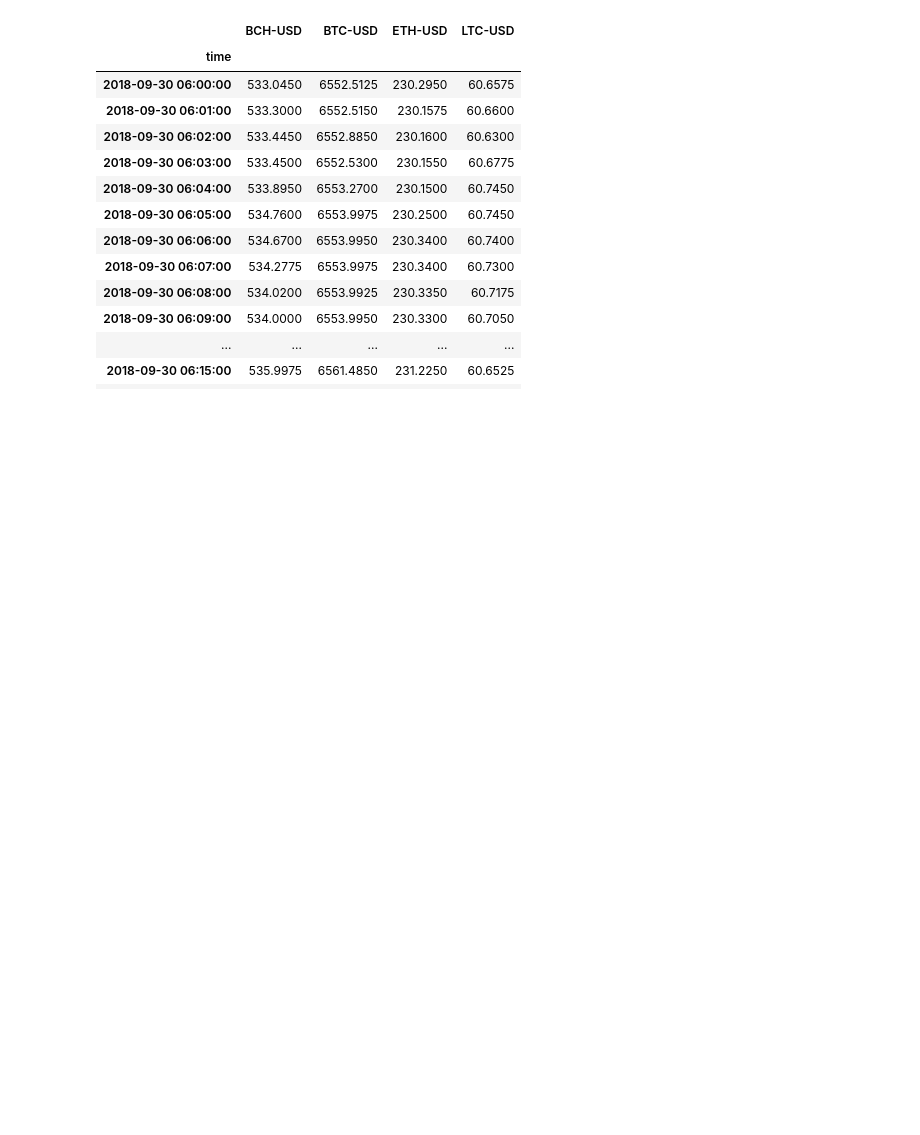
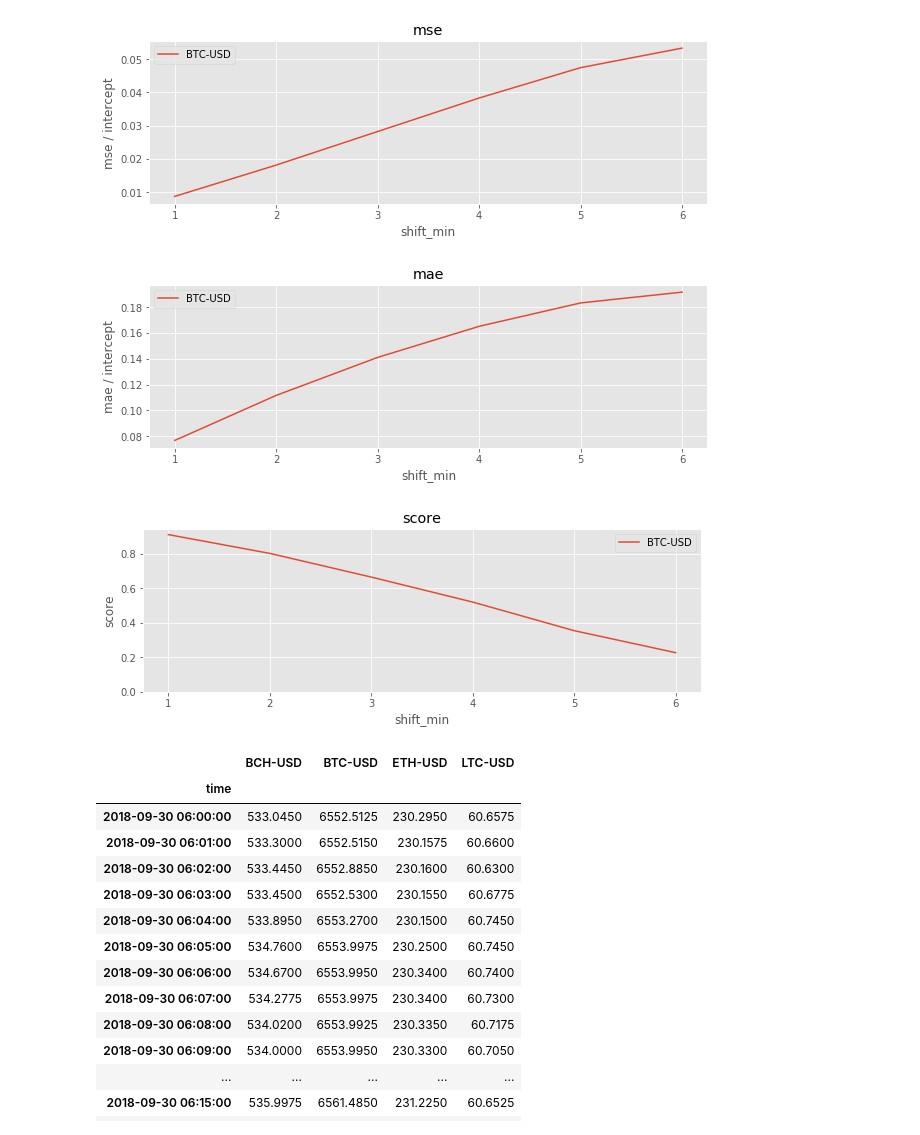
Before and after one commit to cchencool/crypto_currency_prediction, a Jupyter notebook: model/model_linear_reg.ipynb, the cells around one changed output. Drawn from its saved outputs; the diff is of its cells as text; code cells hidden in the pictures; blank space fills up the shorter version.

```diff
--- a/model/model_linear_reg.ipynb
+++ b/model/model_linear_reg.ipynb
@@ -186,25 +168,29 @@ Intercept:  1.3700191009542453
 # %%
 # plot
 model_pd_mse = pd.DataFrame(models_mse)
 model_pd_mae = pd.DataFrame(models_mae)
 model_pd_score = pd.DataFrame(models_score)
 
 x = [x+1 for x in range(len(model_pd_mse))]
 model_pd_mse = model_pd_mse.reindex(x)
 model_pd_mae = model_pd_mae.reindex(x)
 model_pd_score = model_pd_score.reindex(x)
 
-ax_mse = model_pd_mse.plot(figsize=(10, 5), title='mse')#, logy=True)
+ax_mse = model_pd_mse.plot(figsize=(10, 3), title='mse')#, logy=True)
 ax_mse.xaxis.label.set_text('shift_min')
 ax_mse.yaxis.label.set_text('mse / intercept')
 
-ax_mse = model_pd_mae.plot(figsize=(10, 5), title='mae')#, logy=True)
+ax_mse = model_pd_mae.plot(figsize=(10, 3), title='mae')#, logy=True)
 ax_mse.xaxis.label.set_text('shift_min')
 ax_mse.yaxis.label.set_text('mae / intercept')
 
-ax_score = model_pd_score.plot(figsize=(10, 5), title='score', ylim=0)
+ax_score = model_pd_score.plot(figsize=(10, 3), title='score', ylim=0)
 ax_score.xaxis.label.set_text('shift_min')
 ax_score.yaxis.label.set_text('score')
+# %% [output]
+[figure, added]
+[figure, added]
+[figure, added]
 # %%
 # series_avg_copy = series_avg.copy()
 # series_avg_copy[keys[3]] = series_avg[keys[3]].shift(-1 * 60 * 0)
```
Also changed, not shown: parts of 2 cells of this notebook, 46 other files.
